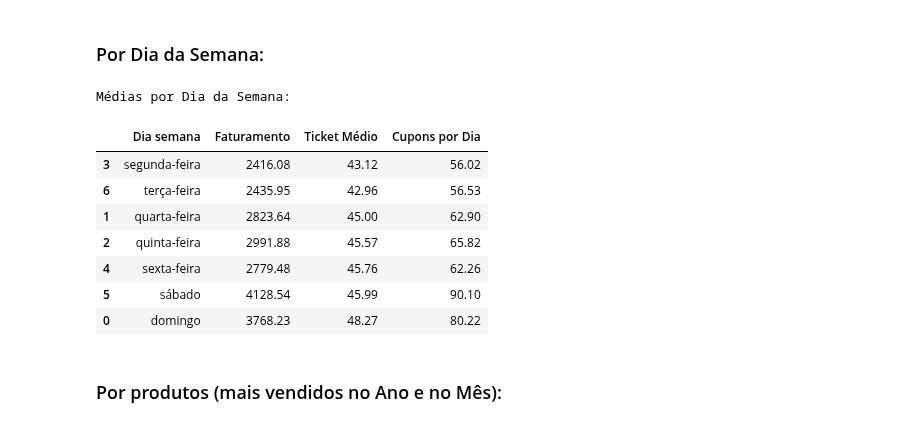
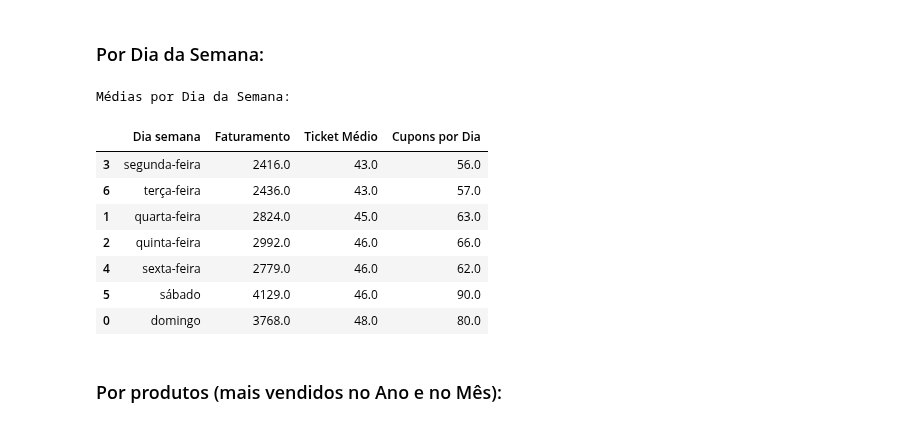
Before and after one commit to alexpereira82log-ui/scada_cafe, a Jupyter notebook: piloto_scada_cafe.ipynb, the cells around one changed output. Cells and saved outputs as stored; diff of their text form; code cells hidden in the pictures.

```diff
--- a/piloto_scada_cafe.ipynb
+++ b/piloto_scada_cafe.ipynb
@@ -150,29 +150,29 @@ display(faturamento_por_dia)
 # %% [markdown]
 ### Por Dia da Semana:
 # %%
-faturamento_dia_semana = faturamento_df.groupby("Dia semana")[["Faturamento", "Ticket Médio", "Cupons por Dia"]].mean().round(2).reset_index()
+faturamento_dia_semana = faturamento_df.groupby("Dia semana")[["Faturamento", "Ticket Médio", "Cupons por Dia"]].mean().round(0).reset_index()
 ordem_dias_semana = ["segunda-feira", "terça-feira", "quarta-feira", "quinta-feira", "sexta-feira", "sábado", "domingo"]
 
 # Ordenar os meses de forma correta (crescente):
 faturamento_dia_semana["Dia semana"] = pd.Categorical(
     faturamento_dia_semana["Dia semana"],
     categories=ordem_dias_semana,
     ordered=True
 )
 faturamento_dia_semana = faturamento_dia_semana.sort_values("Dia semana")
 
 print("Médias por Dia da Semana:")
 display(faturamento_dia_semana)
 # %% [output]
 Médias por Dia da Semana:
 |  | Dia semana | Faturamento | Ticket Médio | Cupons por Dia |
-| 3 | segunda-feira | 2416.08 | 43.12 | 56.02 |
-| 6 | terça-feira | 2435.95 | 42.96 | 56.53 |
-| 1 | quarta-feira | 2823.64 | 45.00 | 62.90 |
-| 2 | quinta-feira | 2991.88 | 45.57 | 65.82 |
-| 4 | sexta-feira | 2779.48 | 45.76 | 62.26 |
-| 5 | sábado | 4128.54 | 45.99 | 90.10 |
-| 0 | domingo | 3768.23 | 48.27 | 80.22 |
+| 3 | segunda-feira | 2416.0 | 43.0 | 56.0 |
+| 6 | terça-feira | 2436.0 | 43.0 | 57.0 |
+| 1 | quarta-feira | 2824.0 | 45.0 | 63.0 |
+| 2 | quinta-feira | 2992.0 | 46.0 | 66.0 |
+| 4 | sexta-feira | 2779.0 | 46.0 | 62.0 |
+| 5 | sábado | 4129.0 | 46.0 | 90.0 |
+| 0 | domingo | 3768.0 | 48.0 | 80.0 |
 # %% [markdown]
 ### Por produtos (mais vendidos no Ano e no Mês):
 # %%
```
